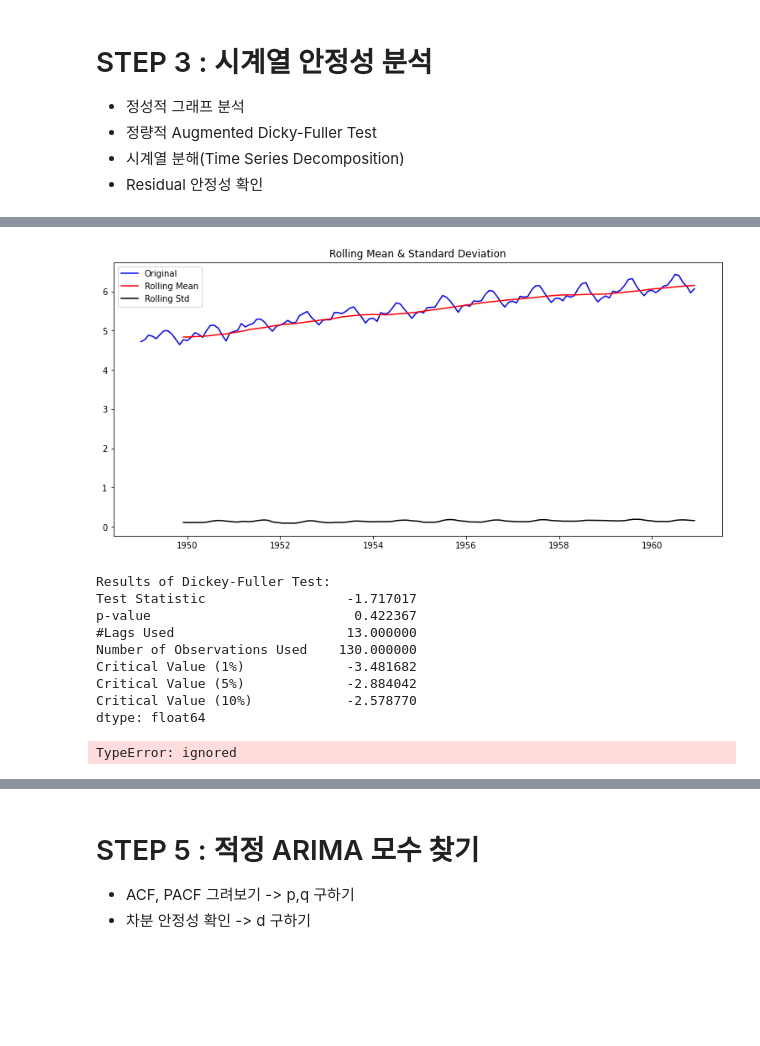
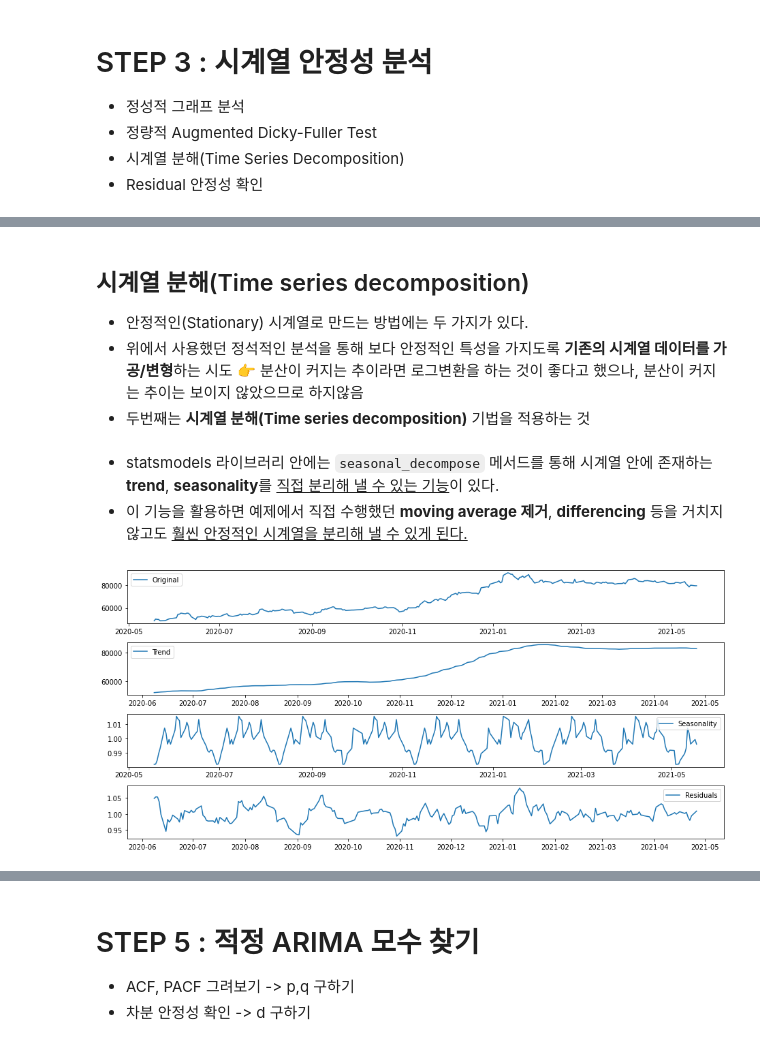
Before and after one commit to Seona056/AIFFEL_Daegu, a Jupyter notebook: [E-11] 주식 예측에 도전해 보자.ipynb, the cells around one changed output, grey strips where cells are left out. Drawn from its saved outputs; the diff is of its cells as text; code cells hidden in the pictures; blank space fills up the shorter version.

```diff
--- a/[E-11] 주식 예측에 도전해 보자.ipynb
+++ b/[E-11] 주식 예측에 도전해 보자.ipynb
@@ -48,8 +48,5 @@ import os
 import warnings
 warnings.filterwarnings('ignore')
 
-dataset_filepath = '/content/drive/MyDrive/아이펠/풀잎스쿨/data/stock_prediction/data/005930.KS.csv'
+dataset_filepath = os.getenv('HOME')+'/aiffel/stock_prediction/data/005930.KS.csv'
 df = pd.read_csv(dataset_filepath, index_col='Date', parse_dates=True)
-ts = df['Close']
-
-ts.head()
@@ -106,40 +259,33 @@ ts_log = np.log(ts)
+# %% [markdown]
+## 시계열 분해(Time series decomposition)
+
+- 안정적인(Stationary) 시계열로 만드는 방법에는 두 가지가 있다.
+- 위에서 사용했던 정석적인 분석을 통해 보다 안정적인 특성을 가지도록 **기존의 시계열 데이터를 가공/변형**하는 시도 👉 분산이 커지는 추이라면 로그변환을 하는 것이 좋다고 했으나, 분산이 커지는 추이는 보이지 않았으므로 하지않음
+- 두번째는 **시계열 분해(Time series decomposition)** 기법을 적용하는 것
+# %% [markdown]
+- statsmodels 라이브러리 안에는 `seasonal_decompose` 메서드를 통해 시계열 안에 존재하는 **trend**, **seasonality**를 <u>직접 분리해 낼 수 있는 기능</u>이 있다.
+- 이 기능을 활용하면 예제에서 직접 수행했던 **moving average 제거**, **differencing** 등을 거치지 않고도 <u>훨씬 안정적인 시계열을 분리해 낼 수 있게 된다.</u>
 # %%
-# 정성적 그래프 분석
-plot_rolling_statistics(ts_log, window=12)
-
-#정량적 Augmented Dicky-Fuller Test
-augmented_dickey_fuller_test(ts_log)
-
 #시계열 분해 (Time Series Decomposition)
 from statsmodels.tsa.seasonal import seasonal_decompose
-decomposition = seasonal_decompose(ts_log, model='multiplicative', period = 30)
+decomposition = seasonal_decompose(ts, model='multiplicative', period = 30)
 
 trend = decomposition.trend
 seasonal = decomposition.seasonal
 residual = decomposition.resid
 
 plt.subplot(411)
-plt.plot(ts_log, label='Original')
+plt.plot(ts, label='Original')
 plt.legend(loc='best')
 plt.subplot(412)
 plt.plot(trend, label='Trend')
 plt.legend(loc='best')
 plt.subplot(413)
 plt.plot(seasonal,label='Seasonality')
 plt.legend(loc='best')
 plt.subplot(414)
 plt.plot(residual, label='Residuals')
 plt.legend(loc='best')
 plt.tight_layout()
 # %% [output]
-[figure, old version]
+[figure, new version]
-Results of Dickey-Fuller Test:
-Test Statistic                  -1.717017
-p-value                          0.422367
-#Lags Used                      13.000000
-Number of Observations Used    130.000000
-Critical Value (1%)             -3.481682
-Critical Value (5%)             -2.884042
-Critical Value (10%)            -2.578770
-dtype: float64
-TypeError: ignored
```
Also changed, not shown: parts of 50 cells of this notebook.
